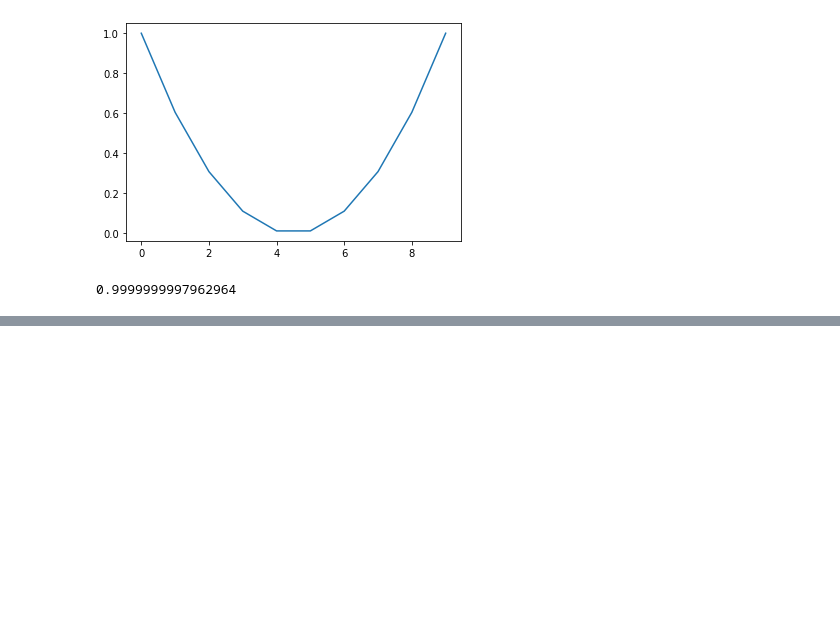
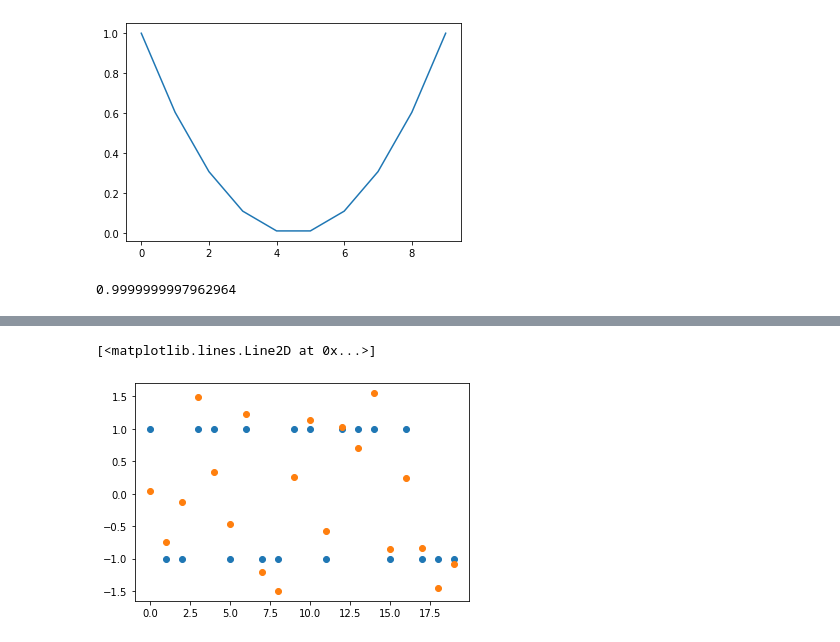
Before and after one commit to 8const/numpy_mnist, a Jupyter notebook: model.ipynb, the cells around one changed output, grey strips where cells are left out. Drawn from its saved outputs; the diff is of its cells as text; code cells hidden in the pictures; blank space fills up the shorter version.

Commit message:
implemented a simple network that fits the sign function and works reasonably well on x from [-1, 1]

```diff
--- a/model.ipynb
+++ b/model.ipynb
@@ -334,0 +443,5 @@ array([[1.80505572],
+# %%
+# generating dataset
+
+inputs  = np.random.uniform(-2,2, 1000)
+outputs = sign(inputs)
@@ -334,0 +494,22 @@ array([[1.80505572],
+# %%
+x0 = 0.9
+W  = np.random.random([100,1])
+x1 = x0 * W
+U  = np.random.random([1,100])
+x2 = U @ x1
+x2
+
+for x in inputs:
+    #compute gradients at x
+    dU = dLoss_dU(x, W, U)
+    dW = dLoss_dW(x, W, U)
+
+    U = U - dU * 0.001
+    W = W - dW * 0.001
+# %%
+x0 = 0.9
+W  = np.random.random([2,1])
+x1 = x0 * W
+U  = np.random.random([1,2])
+x2 = U @ x1
+x2
@@ -334,0 +522,5 @@ array([[1.80505572],
+# %%
+def pred(x):
+    x1 = x * W
+    x2 = U @ x1
+    return x2[0][0]
@@ -334,0 +542,10 @@ array([[1.80505572],
+# %%
+inputs  = np.random.uniform(-1,1, 100000)
+p = [pred(x) for x in inputs[:100]]
+outputs = sign(inputs)
+
+plt.plot(outputs[:20], 'o')
+plt.plot(p[:20], 'o')
+# %% [output]
+[<matplotlib.lines.Line2D at 0x...>]
+[figure, added]
```
Also changed, not shown: parts of 29 cells of this notebook.
